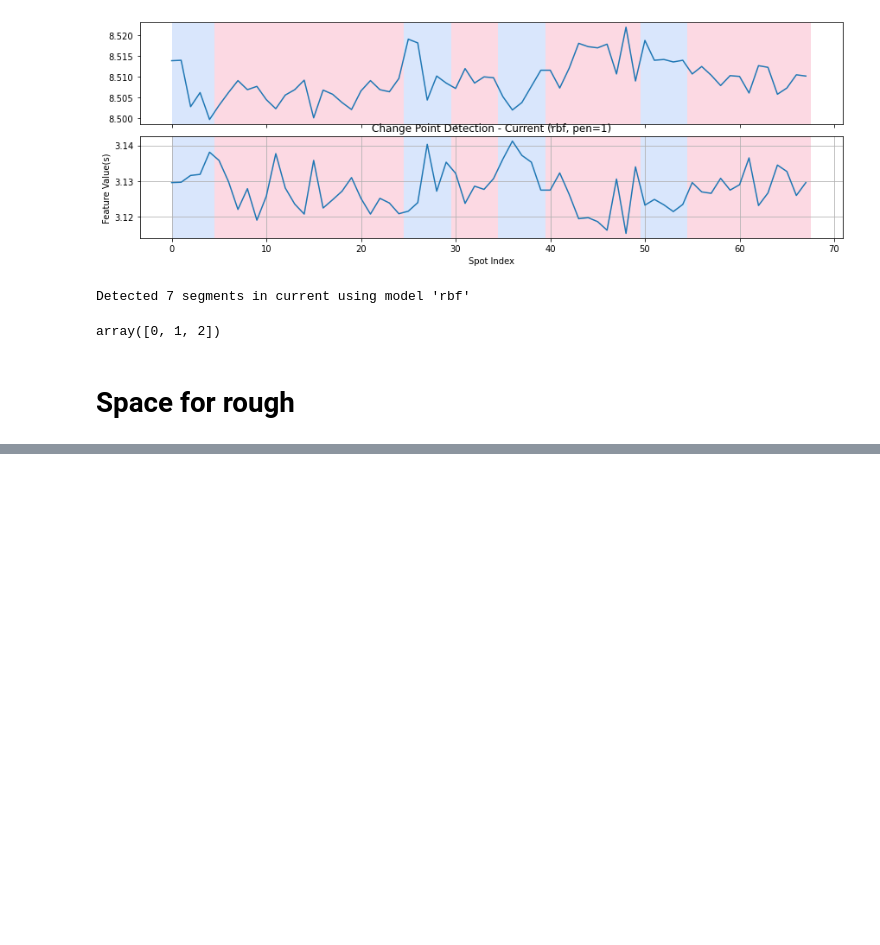
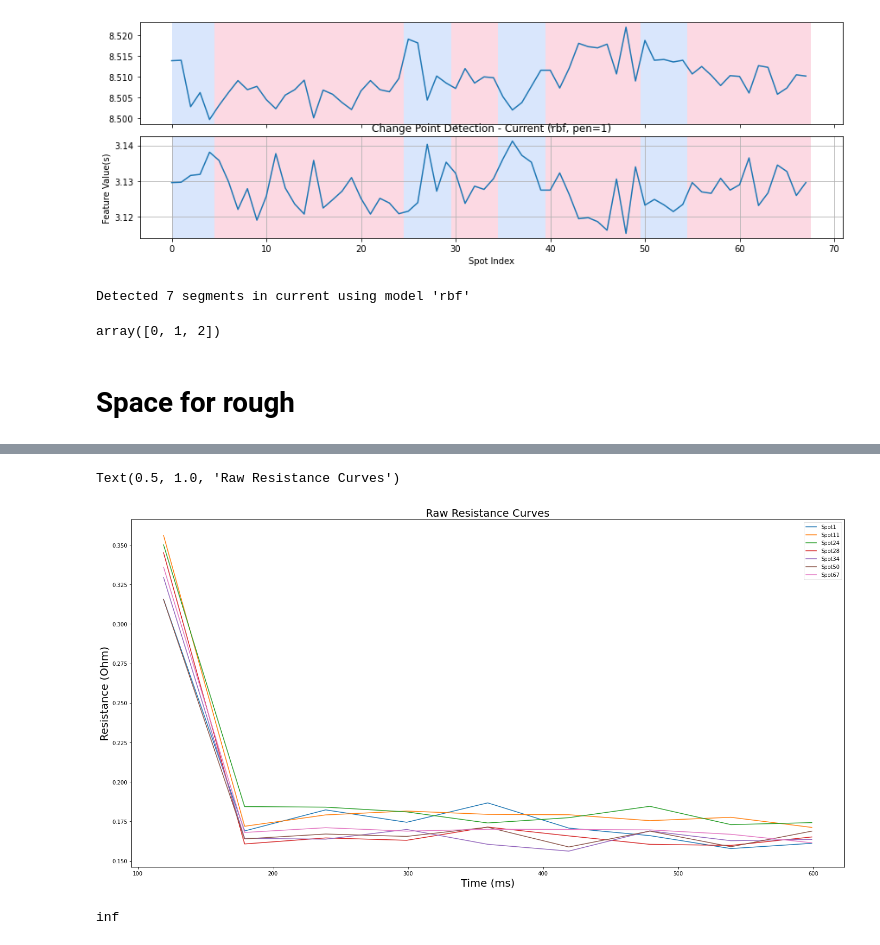
Before and after one commit to Protagonist-8/SpotProject, a Jupyter notebook: spot_eda.ipynb, the cells around one changed output, grey strips where cells are left out. Cells and saved outputs as stored; diff of their text form; code cells hidden in the pictures; blank space fills up the shorter version.

```diff
--- a/spot_eda.ipynb
+++ b/spot_eda.ipynb
@@ -374,0 +424,29 @@ torch.Size([1, 1, 68])
+# %%
+Resistance1=df1["Voltage (V)"]/df1["Current (kA)"]
+Resistance11=df11["Voltage (V)"]/df11["Current (kA)"]
+Resistance24=df24["Voltage (V)"]/df24["Current (kA)"]
+Resistance28=df28["Voltage (V)"]/df28["Current (kA)"]
+Resistance34=df34["Voltage (V)"]/df34["Current (kA)"]
+Resistance50=df50["Voltage (V)"]/df50["Current (kA)"]
+Resistance67=df67["Voltage (V)"]/df67["Current (kA)"]
+
+plt.figure(figsize=(24,12))
+
+plt.plot(df1["Time"],Resistance1,label='Spot1')
+plt.plot(df11["Time"],Resistance11,label='Spot11')
+plt.plot(df24["Time"],Resistance24,label='Spot24')
+plt.plot(df28["Time"],Resistance28,label='Spot28')
+plt.plot(df34["Time"],Resistance34,label='Spot34')
+plt.plot(df50["Time"],Resistance50,label='Spot50')
+plt.plot(df67["Time"],Resistance67,label='Spot67')
+plt.legend()
+plt.xlabel("Time (ms)",fontsize=20)
+plt.ylabel("Resistance (Ohm)",fontsize=20)
+plt.title("Raw Resistance Curves",fontsize=20)
+# %% [output]
+Text(0.5, 1.0, 'Raw Resistance Curves')
+[figure, added]
+# %%
+Resistance11.max()
+# %% [output]
+inf
```
Also changed, not shown: parts of 10 cells of this notebook.
